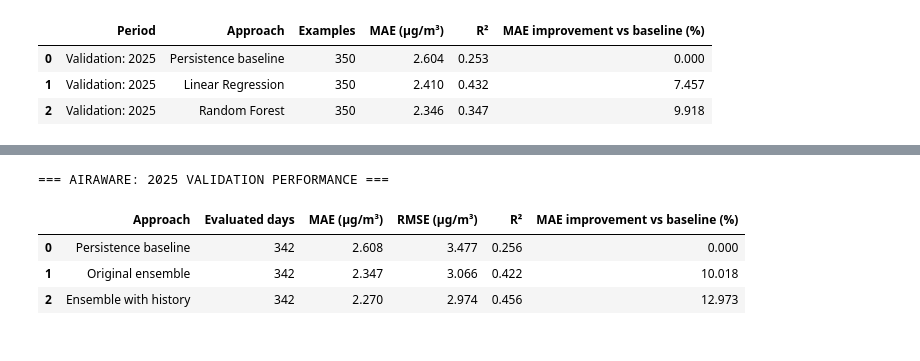
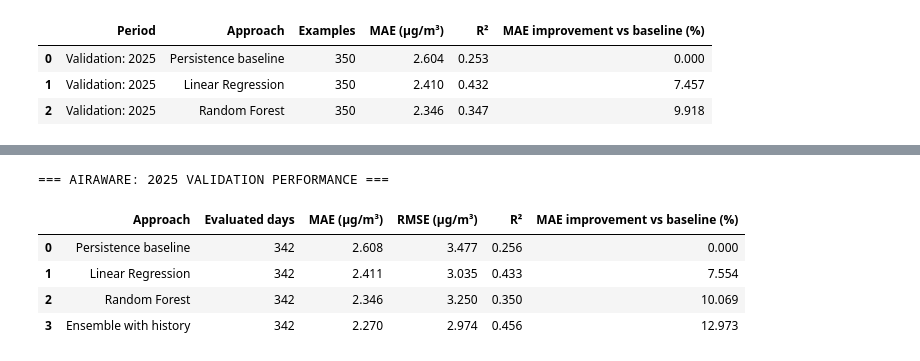
Before and after one commit to TASRUNNER2010/Hackathon, a Jupyter notebook: Hackathon.ipynb, the cells around one changed output, grey strips where cells are left out. Drawn from its saved outputs; the diff is of its cells as text; code cells hidden in the pictures.

```diff
--- a/Hackathon.ipynb
+++ b/Hackathon.ipynb
@@ -792,12 +653,6 @@ actual_values = comparison_data["pm25_tomorrow"]
 # Calculate fresh predictions to avoid relying on earlier graph variables.
 linear_predictions = model.predict(comparison_data[features])
 forest_predictions = rf_model.predict(comparison_data[features])
-ridge_predictions = ridge_model.predict(comparison_data[features])
-
-# Original ensemble: average Linear Regression and Random Forest.
-original_ensemble_predictions = (
-    linear_predictions + forest_predictions
-) / 2
 
 # Improved ensemble: both models receive pollution-history features.
 history_ensemble_predictions = (
@@ -810,8 +665,6 @@ predictions = {
     "Baseline": comparison_data["pm25"],
     "Linear Regression": linear_predictions,
     "Random Forest": forest_predictions,
-    "Ridge Regression": ridge_predictions,
-    "Original Ensemble": original_ensemble_predictions,
     "Ensemble + History": history_ensemble_predictions
 }
 
@@ -832,8 +685,6 @@ bars = ax.bar(
         "gray",
         "orange",
         "steelblue",
-        "purple",
-        "green",
         "teal"
     ]
 )
@@ -1005,0 +806,22 @@ display(pd.DataFrame(results).round(3))
+# %%
+import matplotlib.pyplot as plt
+from sklearn.metrics import mean_absolute_error, r2_score
+
+# Show only the retained history ensemble on held-out 2025 examples.
+plot_data = history_validation.sort_values('target_date')
+actual_values = plot_data['pm25_tomorrow'].to_numpy()
+predicted = (history_lr_model.predict(plot_data[history_features])
+             + history_rf_model.predict(plot_data[history_features])) / 2
+mae = mean_absolute_error(actual_values, predicted)
+r2 = r2_score(actual_values, predicted)
+minimum, maximum = min(actual_values.min(), predicted.min()), max(actual_values.max(), predicted.max())
+fig, ax = plt.subplots(figsize=(8, 8))
+ax.scatter(actual_values, predicted, color='teal', alpha=0.65, label='Ensemble with history')
+ax.plot([minimum, maximum], [minimum, maximum], 'r--', label='Perfect prediction')
+ax.set(xlabel='Actual PM2.5 (µg/m³)', ylabel='Predicted PM2.5 (µg/m³)',
+       title=f'2025 validation: ensemble with history\nMAE = {mae:.3f} µg/m³; R² = {r2:.3f}')
+ax.set_aspect('equal', adjustable='box')
+ax.grid(alpha=0.3)
+ax.legend()
+plt.tight_layout()
+plt.show()
@@ -1015,12 +839,6 @@ from sklearn.metrics import (
 # Use identical validation dates for every approach.
 evaluation_data = history_validation.sort_values("target_date")
 actual_values = evaluation_data["pm25_tomorrow"].to_numpy()
-
-# Original ensemble: five inputs without explicit pollution history.
-ensemble_pred = (
-    model.predict(evaluation_data[features])
-    + rf_model.predict(evaluation_data[features])
-) / 2
 
 # History ensemble: both components use the expanded history inputs.
 history_ensemble_pred = (
@@ -1037,7 +855,8 @@ baseline_mae = mean_absolute_error(actual_values, baseline_pred)
 # Evaluate every approach against the same actual measurements.
 predictions = {
     "Persistence baseline": baseline_pred,
-    "Original ensemble": ensemble_pred,
+    "Linear Regression": model.predict(evaluation_data[features]),
+    "Random Forest": rf_model.predict(evaluation_data[features]),
     "Ensemble with history": history_ensemble_pred
 }
 
@@ -1049,35 +868,36 @@ for name, predicted_values in predictions.items():
 
     # RMSE gives greater weight to large errors.
     rmse = np.sqrt(
         mean_squared_error(actual_values, predicted_values)
     )
 
     # R² compares squared error with predicting the period's average.
     r2 = r2_score(actual_values, predicted_values)
 
     # Positive percentages indicate lower MAE than persistence.
     improvement = (
         (baseline_mae - mae) / baseline_mae * 100
         if baseline_mae > 0 else np.nan
     )
 
     results.append({
         "Approach": name,
         "Evaluated days": len(actual_values),
         "MAE (µg/m³)": mae,
         "RMSE (µg/m³)": rmse,
         "R²": r2,
         "MAE improvement vs baseline (%)": improvement
     })
 
 print("=== AIRAWARE: 2025 VALIDATION PERFORMANCE ===")
 display(pd.DataFrame(results).round(3))
 # %% [output]
 === AIRAWARE: 2025 VALIDATION PERFORMANCE ===
 |  | Approach | Evaluated days | MAE (µg/m³) | RMSE (µg/m³) | R² | MAE improvement vs baseline (%) |
 | 0 | Persistence baseline | 342 | 2.608 | 3.477 | 0.256 | 0.000 |
-| 1 | Original ensemble | 342 | 2.347 | 3.066 | 0.422 | 10.018 |
-| 2 | Ensemble with history | 342 | 2.270 | 2.974 | 0.456 | 12.973 |
+| 1 | Linear Regression | 342 | 2.411 | 3.035 | 0.433 | 7.554 |
+| 2 | Random Forest | 342 | 2.346 | 3.250 | 0.350 | 10.069 |
+| 3 | Ensemble with history | 342 | 2.270 | 2.974 | 0.456 | 12.973 |
 # %%
 # AirAware export cell
 # Run after training in Hackathon.ipynb. Export the held-out validation
```
Also changed, not shown: parts of 14 cells of this notebook.
